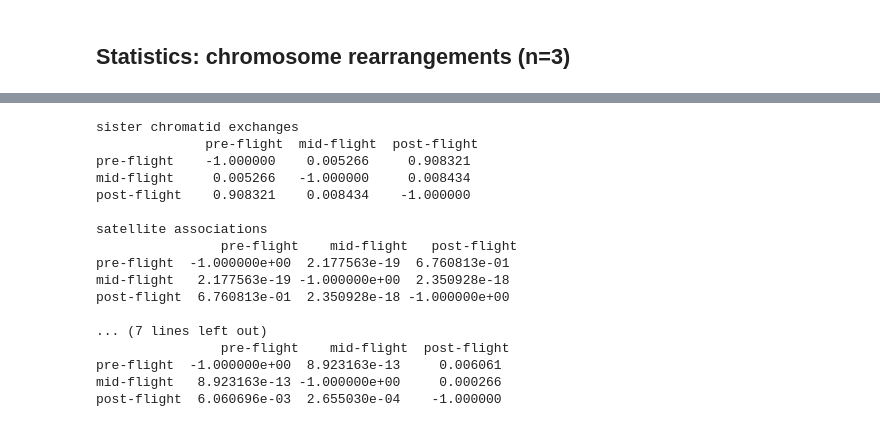
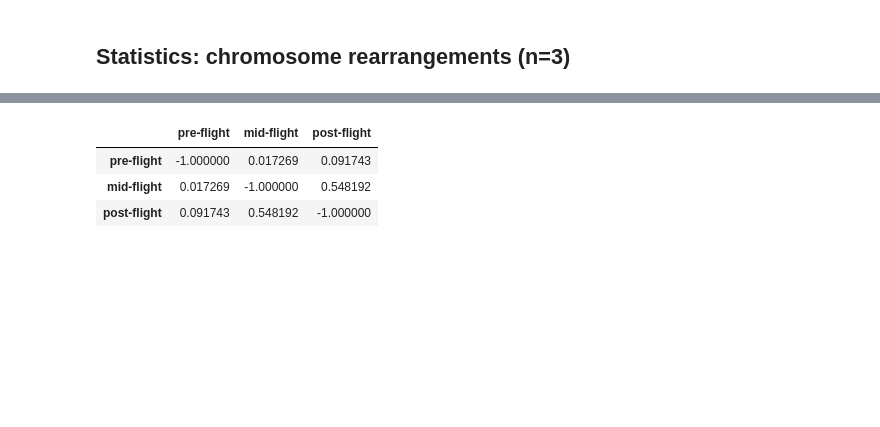
Before and after one commit to Jared-Luxton/NASA-astronauts-telomeres-chromosomes, a Jupyter notebook: NASA_chr_aberr/02b NASA Astros Chr and Telo Aberr Data Visualization and Statistics.ipynb, the cells around one changed output, grey strips where cells are left out. Saved outputs shown, nothing was run; the diff lists cells and outputs as text; code cells hidden in the pictures; blank space fills up the shorter version.

```diff
--- a/NASA_chr_aberr/02b NASA Astros Chr and Telo Aberr Data Visualization and Statistics.ipynb
+++ b/NASA_chr_aberr/02b NASA Astros Chr and Telo Aberr Data Visualization and Statistics.ipynb
@@ -332,25 +295,10 @@ terminal SCEs F_onewayResult(statistic=25.452930178956354, pvalue=3.920379014242
 # %%
-for aberr_item in ['sister chromatid exchanges', 'satellite associations', 'total inversions', 'terminal SCEs']:
+df = mid_flight_only_astros
 
-    df_aberr = df[df['aberration type'] == aberr_item]
-    print(aberr_item, '\n',
-    sp.posthoc_ttest(df_aberr, val_col='count per cell',
-          group_col='flight status new', equal_var=False,), '\n')
+display(sp.posthoc_ttest(df[df['aberration type'] == 'total inversions'], val_col='count per cell',
+                                     group_col='flight status new', equal_var=False))
 # %% [output]
-sister chromatid exchanges
-              pre-flight  mid-flight  post-flight
-pre-flight    -1.000000    0.005266     0.908321
-mid-flight     0.005266   -1.000000     0.008434
-post-flight    0.908321    0.008434    -1.000000
-
-satellite associations
-                pre-flight    mid-flight   post-flight
-pre-flight  -1.000000e+00  2.177563e-19  6.760813e-01
-mid-flight   2.177563e-19 -1.000000e+00  2.350928e-18
-post-flight  6.760813e-01  2.350928e-18 -1.000000e+00
-
-... (7 lines left out)
-                pre-flight    mid-flight  post-flight
-pre-flight  -1.000000e+00  8.923163e-13     0.006061
-mid-flight   8.923163e-13 -1.000000e+00     0.000266
-post-flight  6.060696e-03  2.655030e-04    -1.000000
+|  | pre-flight | mid-flight | post-flight |
+| pre-flight | -1.000000 | 0.017269 | 0.091743 |
+| mid-flight | 0.017269 | -1.000000 | 0.548192 |
+| post-flight | 0.091743 | 0.548192 | -1.000000 |
```
Also changed, not shown: parts of 19 cells of this notebook, 1 other file.
